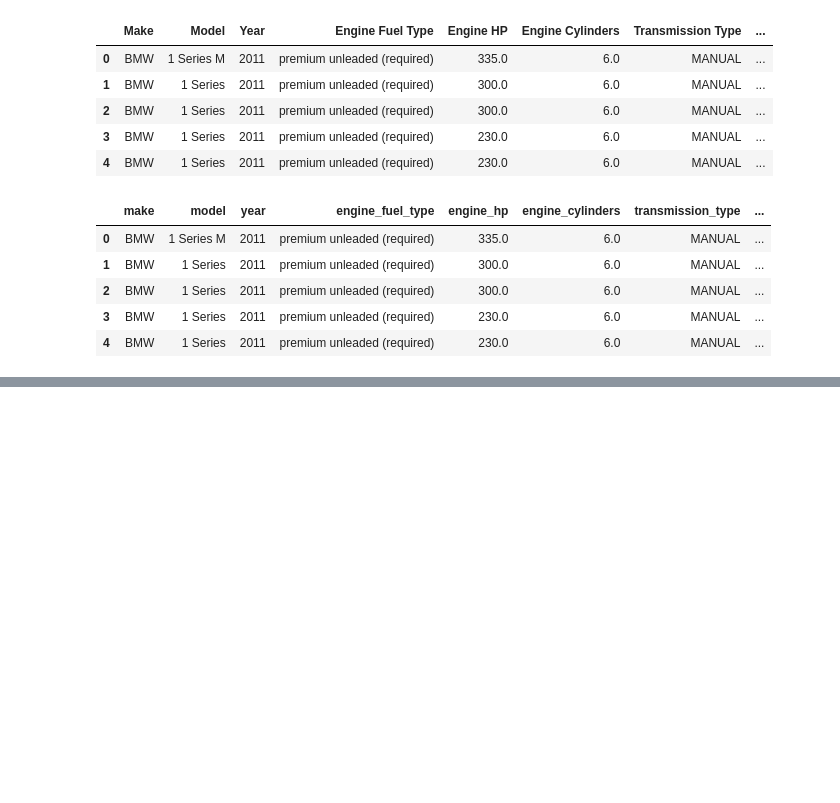
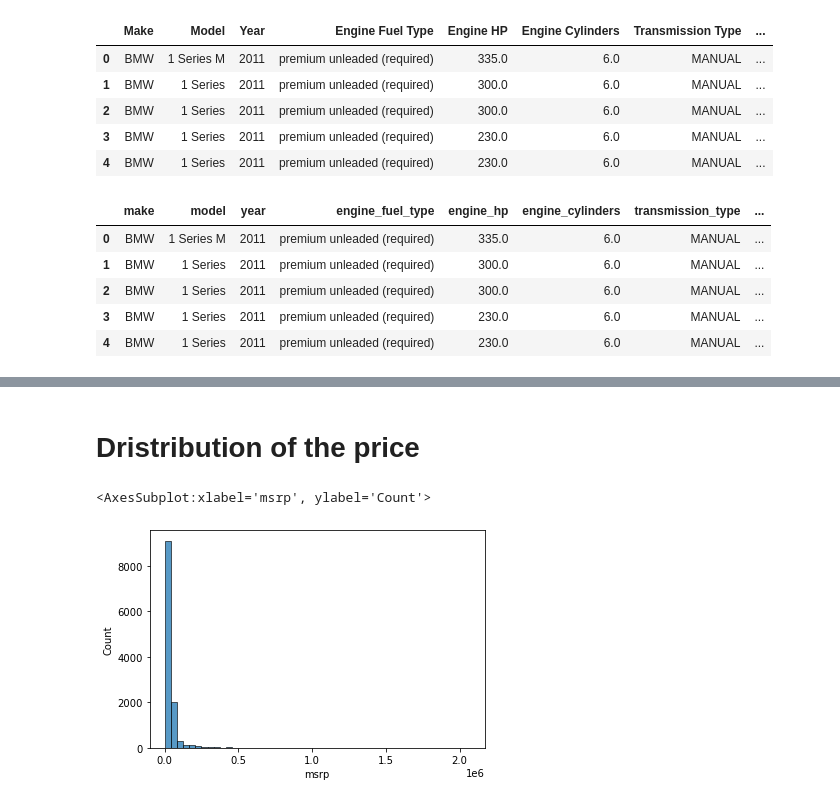
Before and after one commit to charaf19/Machine_Learning, a Jupyter notebook: MLZOOMCAMP/ML Zoomcamp - Car Price Prediction.ipynb, the cells around one changed output, grey strips where cells are left out. Cells and saved outputs as stored; diff of their text form; code cells hidden in the pictures; blank space fills up the shorter version.

```diff
--- a/MLZOOMCAMP/ML Zoomcamp - Car Price Prediction.ipynb
+++ b/MLZOOMCAMP/ML Zoomcamp - Car Price Prediction.ipynb
@@ -44,5 +44,6 @@ df.head()
 | 3 | BMW | 1 Series | 2011 | premium unleaded (required) | 230.0 | 6.0 | MANUAL | ... |
 | 4 | BMW | 1 Series | 2011 | premium unleaded (required) | 230.0 | 6.0 | MANUAL | ... |
 # %%
-df.dtypes[df.dtypes == 'object']
+strings = list(df.dtypes[df.dtypes == 'object'].index)
+strings
 # %% [output]
@@ -57,0 +58,5 @@ dtype: object
+# %%
+for col in strings:
+    df[col] = df[col].str.lower().str.replace(' ','_')
+
+df.head()
@@ -57,0 +145,2 @@ dtype: object
+# %% [markdown]
+# Dristribution of the price
@@ -57,0 +151,5 @@ dtype: object
+# %%
+sns.histplot(df.msrp,bins=50)
+# %% [output]
+<AxesSubplot:xlabel='msrp', ylabel='Count'>
+[figure, added]
```
Also changed, not shown: parts of 12 cells of this notebook.
